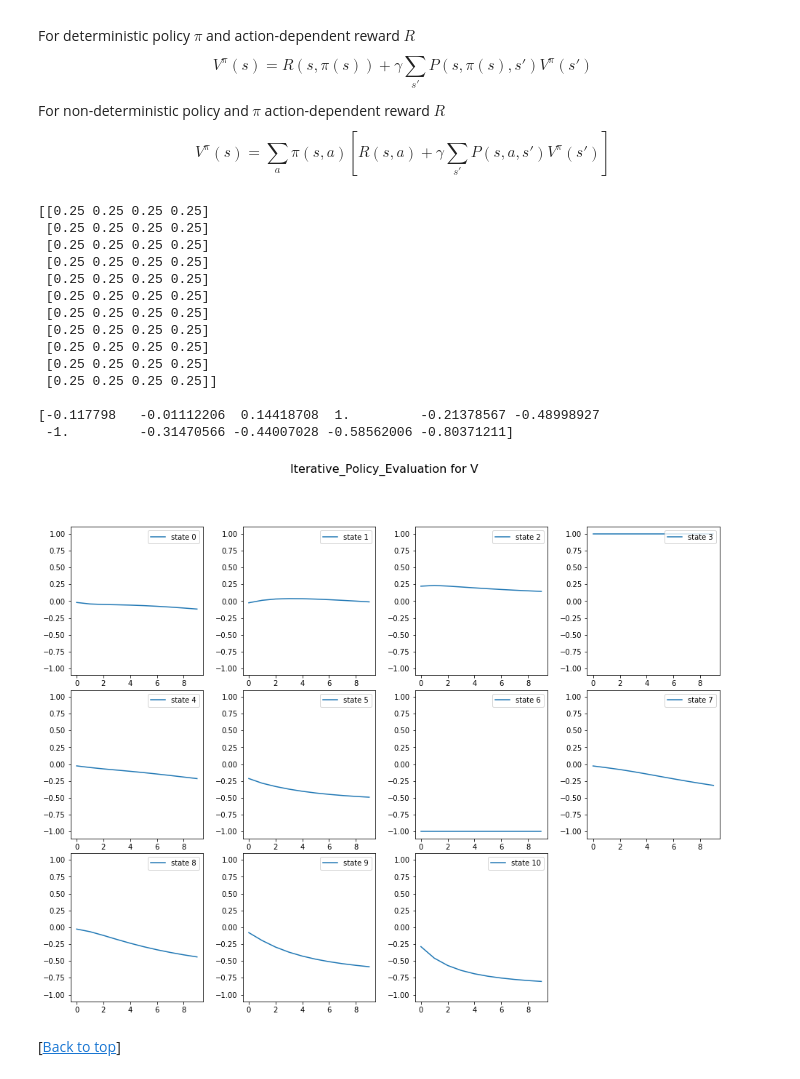
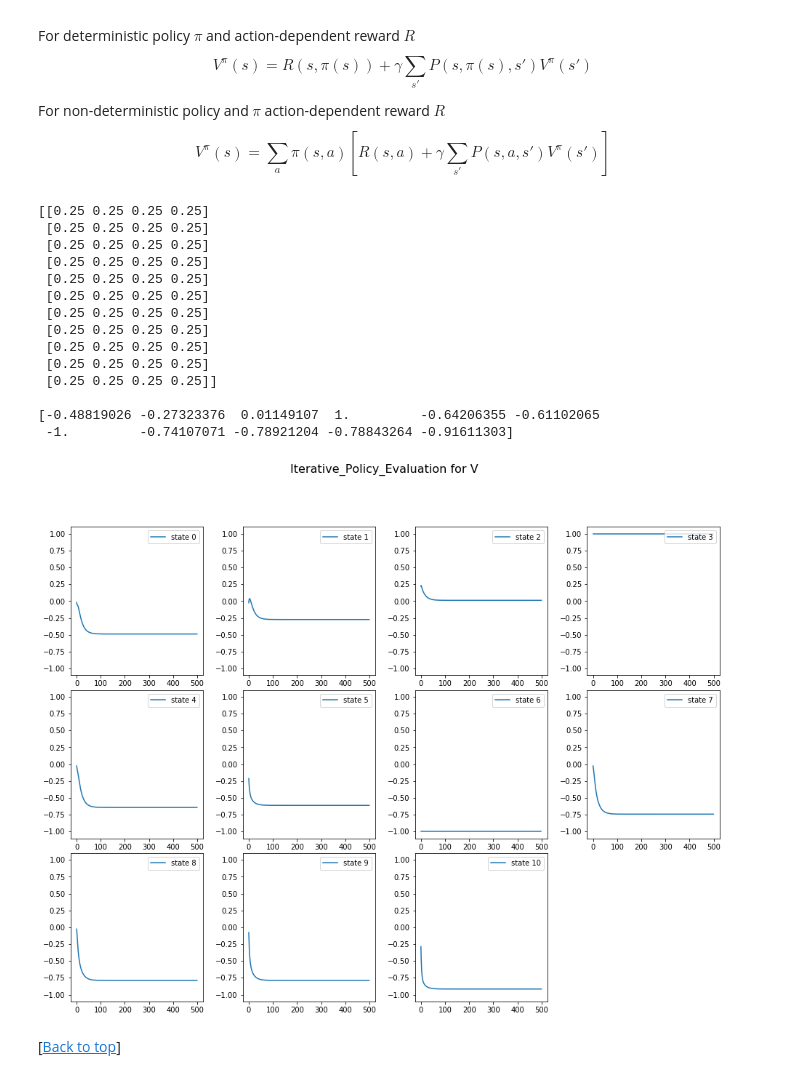
Before and after one commit to SungchulLee/reinforcement_learning, a Jupyter notebook: Iterative_Policy_Evaluation_code.ipynb, the cells around one changed output. Drawn from its saved outputs; the diff is of its cells as text; code cells hidden in the pictures.

```diff
--- a/Iterative_Policy_Evaluation_code.ipynb
+++ b/Iterative_Policy_Evaluation_code.ipynb
@@ -34,37 +34,37 @@ from dqn_policy import POLICY
 from model_MDP import IPE_V
 
 
 " Policy "
 policy = POLICY(policy_choice='random')
 print(policy.policy)
 print()
 
 
 " Iterative_Policy_Evaluation for V "
-ipe = IPE_V(policy.policy)
+ipe = IPE_V(policy.policy, num_iteration=500)
 ipe.run_ipe()
 print(ipe.V)
 print()
 
 
 " Plot of V_history "
 ipe.plot()
 # %% [output]
 [[0.25 0.25 0.25 0.25]
  [0.25 0.25 0.25 0.25]
  [0.25 0.25 0.25 0.25]
  [0.25 0.25 0.25 0.25]
  [0.25 0.25 0.25 0.25]
  [0.25 0.25 0.25 0.25]
  [0.25 0.25 0.25 0.25]
  [0.25 0.25 0.25 0.25]
  [0.25 0.25 0.25 0.25]
  [0.25 0.25 0.25 0.25]
  [0.25 0.25 0.25 0.25]]
 
-[-0.117798   -0.01112206  0.14418708  1.         -0.21378567 -0.48998927
- -1.         -0.31470566 -0.44007028 -0.58562006 -0.80371211]
+[-0.48819026 -0.27323376  0.01149107  1.         -0.64206355 -0.61102065
+ -1.         -0.74107071 -0.78921204 -0.78843264 -0.91611303]
-[figure, old version]
+[figure, new version]
 # %% [markdown]
 [<a href="#Iterative-Policy-Evaluation">Back to top</a>]
 # %% [markdown]
```
Also changed, not shown: parts of 1 cell of this notebook.
